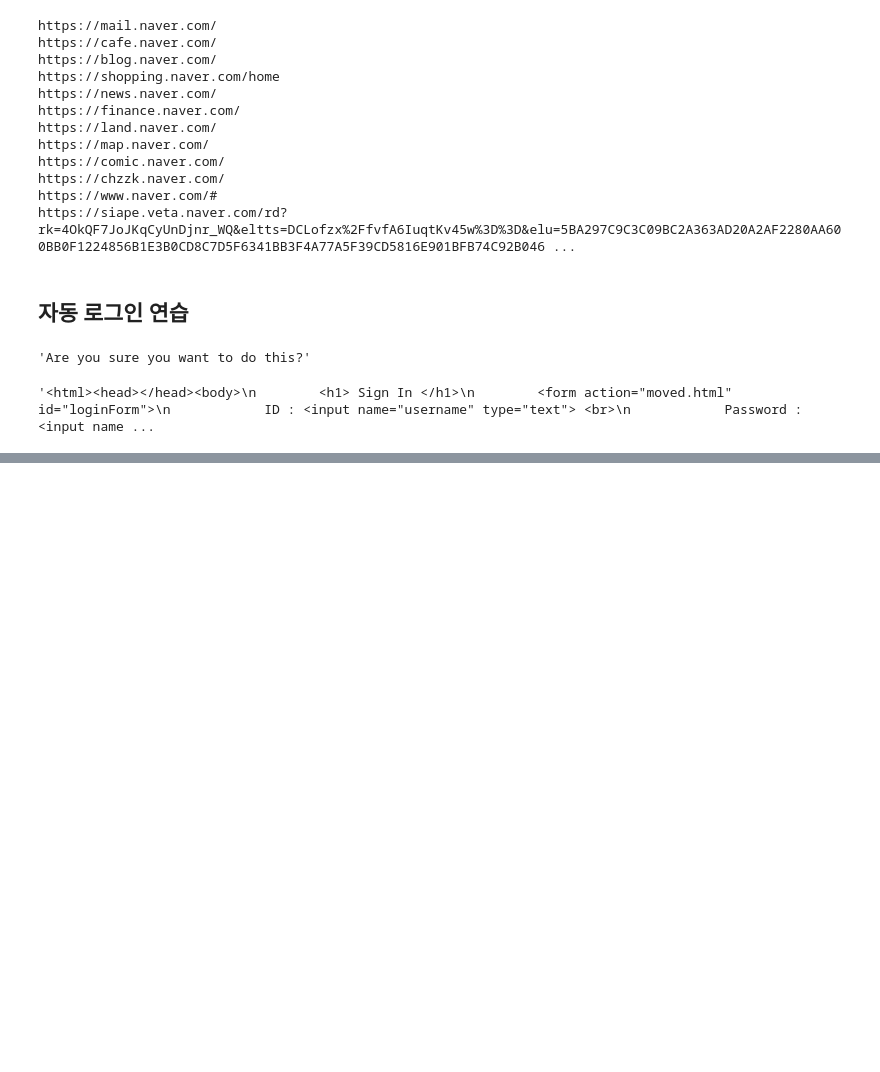
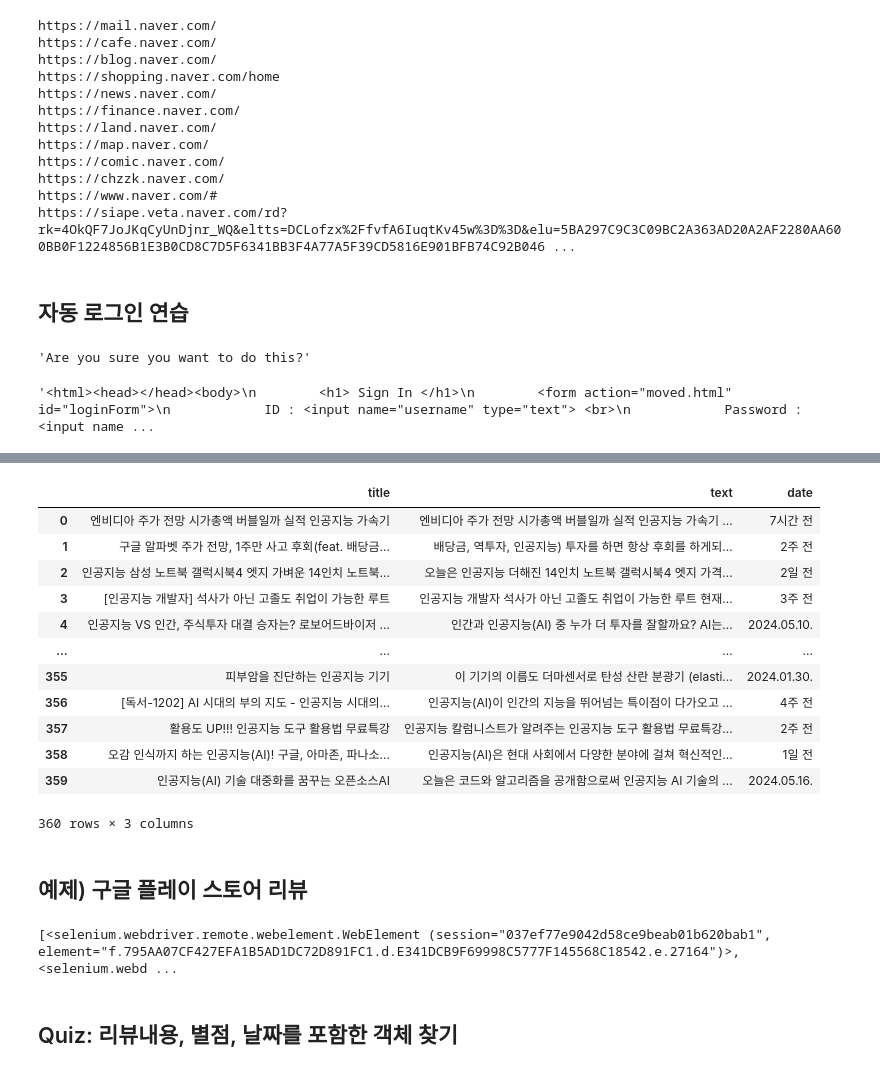
Before and after one commit to Salyeon/wassup3, a Jupyter notebook: 02_Python_Collection/04_Selenium.ipynb, the cells around one changed output, grey strips where cells are left out. Saved outputs shown, nothing was run; the diff lists cells and outputs as text; code cells hidden in the pictures; blank space fills up the shorter version.

```diff
--- a/02_Python_Collection/04_Selenium.ipynb
+++ b/02_Python_Collection/04_Selenium.ipynb
@@ -220,0 +320,13 @@ driver.close()
+# %%
+from selenium import webdriver
+from selenium.webdriver.common.by import By
+from selenium.webdriver.chrome.options import Options
+import time, random, pandas as pd
+
+options = Options()
+options.add_argument('--window-size=974,1047')
+options.add_argument('--window-position=-7,0')
+options.add_experimental_option("detach", True)
+# %%
+# 웹드라이버 로드
+driver = webdriver.Chrome( options = options)
@@ -220,0 +363,14 @@ driver.close()
+# %%
+# get_view()
+views = driver.find_elements(By.CSS_SELECTOR, '.lst_view .view_wrap')
+result = []
+
+for view in views:
+    con_dict = {}
+    con_dict['title'] = view.find_element(By.CSS_SELECTOR, '.title_link').text
+    con_dict['text'] = view.find_element(By.CSS_SELECTOR, '.dsc_link').text
+    con_dict['date'] = view.find_element(By.CSS_SELECTOR, '.sub').text
+    result.append(con_dict)
+    print(con_dict)
+
+print('완료')
@@ -220,0 +395,18 @@ driver.close()
+# %%
+#저장된 게시물 리스트를 데이터프레임으로 변환후 csv로 저장
+df = pd.DataFrame(result)
+df
+# %% [output]
+|  | title | text | date |
+| 0 | 엔비디아 주가 전망 시가총액 버블일까 실적 인공지능 가속기 | 엔비디아 주가 전망 시가총액 버블일까 실적 인공지능 가속기 ... | 7시간 전 |
+| 1 | 구글 알파벳 주가 전망, 1주만 사고 후회(feat. 배당금... | 배당금, 역투자, 인공지능) 투자를 하면 항상 후회를 하게되... | 2주 전 |
+| 2 | 인공지능 삼성 노트북 갤럭시북4 엣지 가벼운 14인치 노트북... | 오늘은 인공지능 더해진 14인치 노트북 갤럭시북4 엣지 가격... | 2일 전 |
+| 3 | [인공지능 개발자] 석사가 아닌 고졸도 취업이 가능한 루트 | 인공지능 개발자 석사가 아닌 고졸도 취업이 가능한 루트 현재... | 3주 전 |
+| 4 | 인공지능 VS 인간, 주식투자 대결 승자는? 로보어드바이저 ... | 인간과 인공지능(AI) 중 누가 더 투자를 잘할까요? AI는... | 2024.05.10. |
+| ... | ... | ... | ... |
+| 355 | 피부암을 진단하는 인공지능 기기 | 이 기기의 이름도 더마센서로 탄성 산란 분광기 (elasti... | 2024.01.30. |
+| 356 | [독서-1202] AI 시대의 부의 지도 - 인공지능 시대의... | 인공지능(AI)이 인간의 지능을 뛰어넘는 특이점이 다가오고 ... | 4주 전 |
+| 357 | 활용도 UP!!! 인공지능 도구 활용법 무료특강 | 인공지능 칼럼니스트가 알려주는 인공지능 도구 활용법 무료특강... | 2주 전 |
+| 358 | 오감 인식까지 하는 인공지능(AI)! 구글, 아마존, 파나소... | 인공지능(AI)은 현대 사회에서 다양한 분야에 걸쳐 혁신적인... | 1일 전 |
+| 359 | 인공지능(AI) 기술 대중화를 꿈꾸는 오픈소스AI | 오늘은 코드와 알고리즘을 공개함으로써 인공지능 AI 기술의 ... | 2024.05.16. |
+360 rows × 3 columns
@@ -220,0 +417,2 @@ driver.close()
+# %% [markdown]
+## 예제) 구글 플레이 스토어 리뷰
@@ -220,0 +444,7 @@ driver.close()
+# %%
+reviews = driver.find_elements(By.CSS_SELECTOR, 'div.RHo1pe')
+reviews
+# %% [output]
+[<selenium.webdriver.remote.webelement.WebElement (session="037ef77e9042d58ce9beab01b620bab1", element="f.795AA07CF427EFA1B5AD1DC72D891FC1.d.E341DCB9F69998C5777F145568C18542.e.27164")>, <selenium.webd ...
+# %% [markdown]
+## Quiz: 리뷰내용, 별점, 날짜를 포함한 객체 찾기
```
Also changed, not shown: parts of 61 cells of this notebook, 5 other files.
